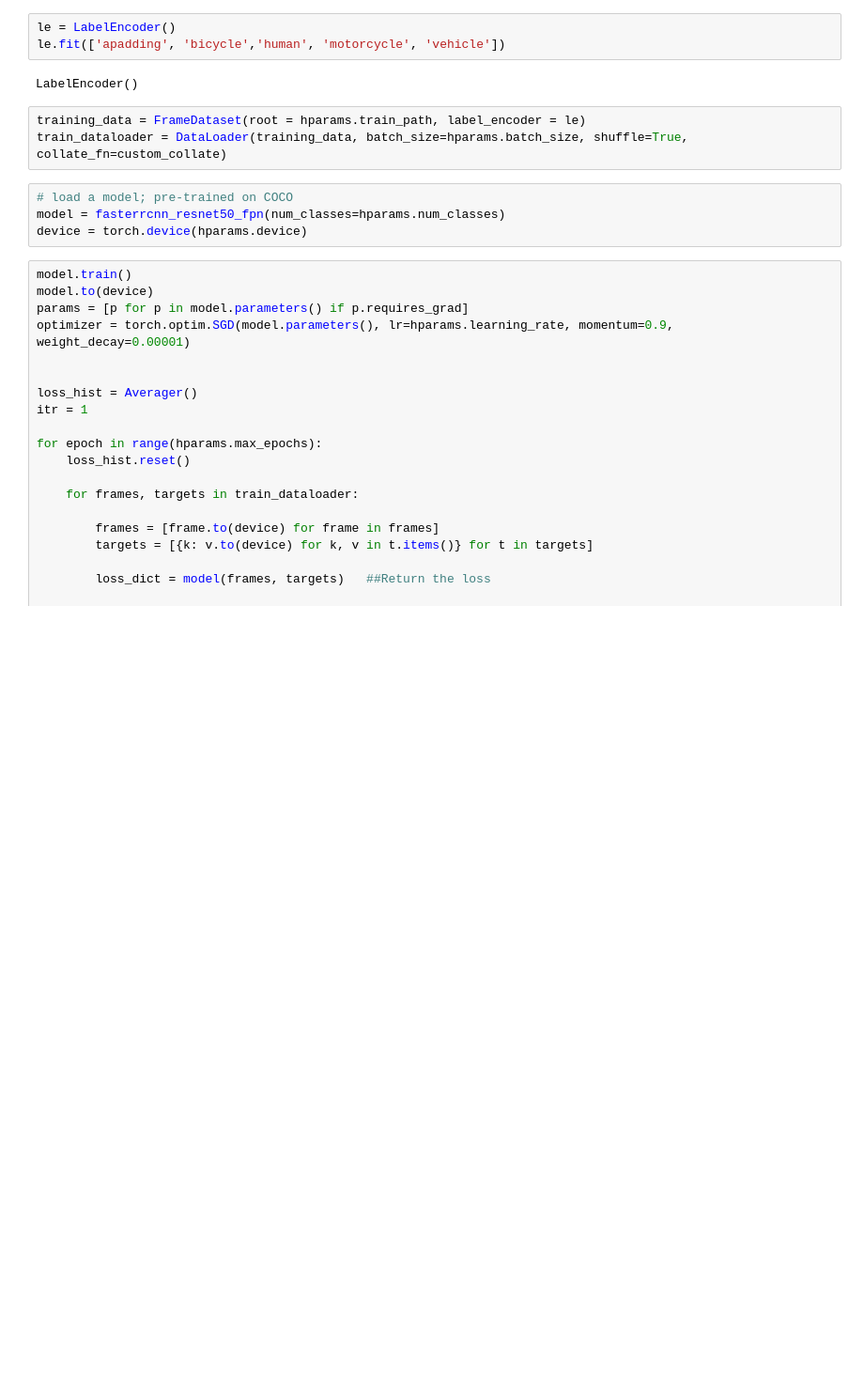
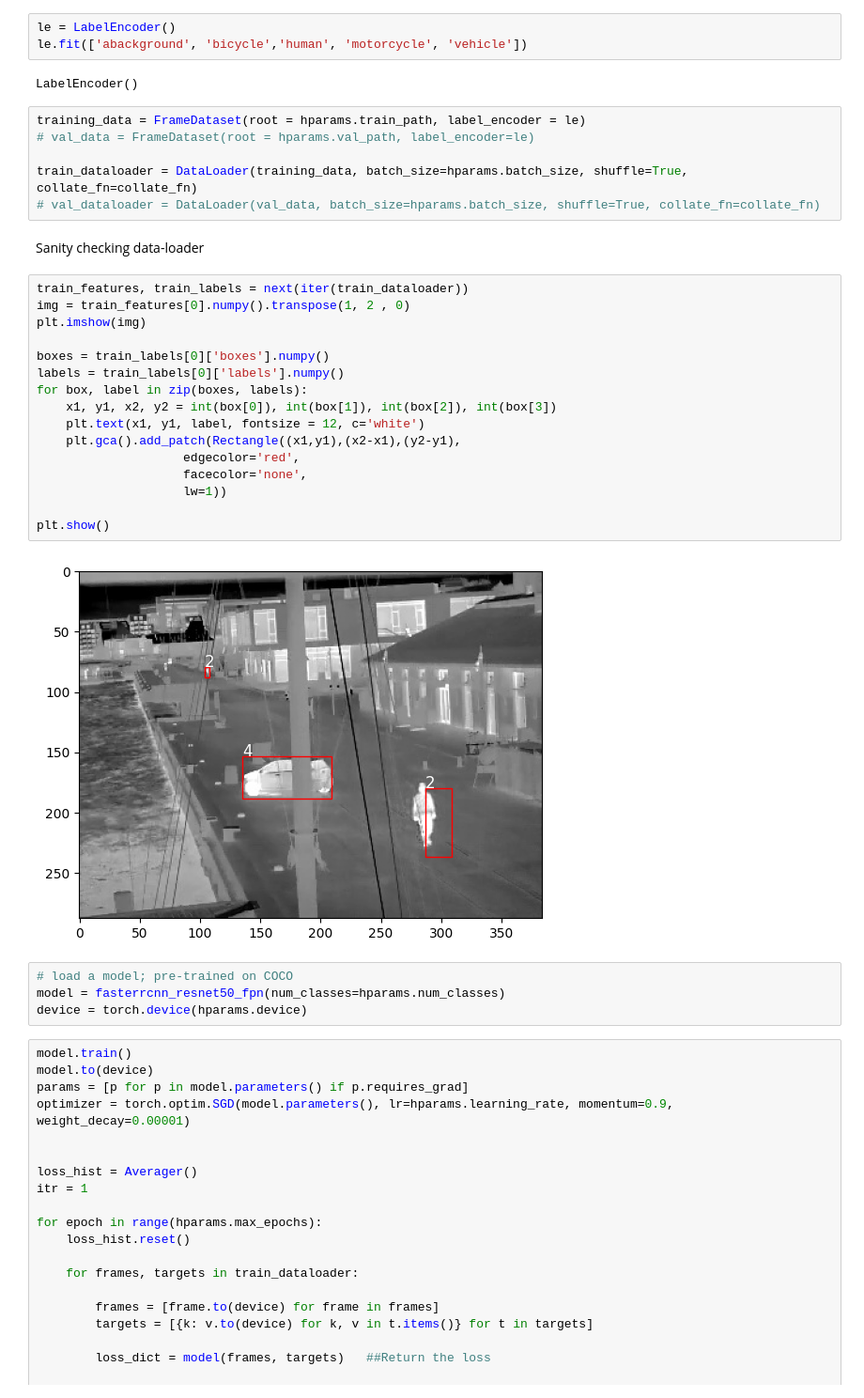
Before and after one commit to ChineseWarlord/ComTek-7-AVS, a Jupyter notebook: Miniproject/object_detector.ipynb, the cells around one changed output. Shown at 94% size. Drawn from its saved outputs; the diff is of its cells as text; blank space fills up the shorter version.

Commit message:
added dataloader sanity check

```diff
--- a/Miniproject/object_detector.ipynb
+++ b/Miniproject/object_detector.ipynb
@@ -14,11 +20,34 @@ hparams = config.hparams
 # %%
 le = LabelEncoder()
-le.fit(['apadding', 'bicycle','human', 'motorcycle', 'vehicle'])
+le.fit(['abackground', 'bicycle','human', 'motorcycle', 'vehicle'])
 # %% [output]
 LabelEncoder()
 # %%
 training_data = FrameDataset(root = hparams.train_path, label_encoder = le)
-train_dataloader = DataLoader(training_data, batch_size=hparams.batch_size, shuffle=True, collate_fn=custom_collate)
+# val_data = FrameDataset(root = hparams.val_path, label_encoder=le)
+
+train_dataloader = DataLoader(training_data, batch_size=hparams.batch_size, shuffle=True, collate_fn=collate_fn)
+# val_dataloader = DataLoader(val_data, batch_size=hparams.batch_size, shuffle=True, collate_fn=collate_fn)
+# %% [markdown]
+Sanity checking data-loader
+# %%
+train_features, train_labels = next(iter(train_dataloader))
+img = train_features[0].numpy().transpose(1, 2 , 0)
+plt.imshow(img)
+
+boxes = train_labels[0]['boxes'].numpy()
+labels = train_labels[0]['labels'].numpy()
+for box, label in zip(boxes, labels):
+    x1, y1, x2, y2 = int(box[0]), int(box[1]), int(box[2]), int(box[3])
+    plt.text(x1, y1, label, fontsize = 12, c='white')
+    plt.gca().add_patch(Rectangle((x1,y1),(x2-x1),(y2-y1),
+                    edgecolor='red',
+                    facecolor='none',
+                    lw=1))
+
+plt.show()
+# %% [output]
+[figure, added]
 # %%
 # load a model; pre-trained on COCO
 model = fasterrcnn_resnet50_fpn(num_classes=hparams.num_classes)
```
Also changed, not shown: parts of 3 cells of this notebook.
